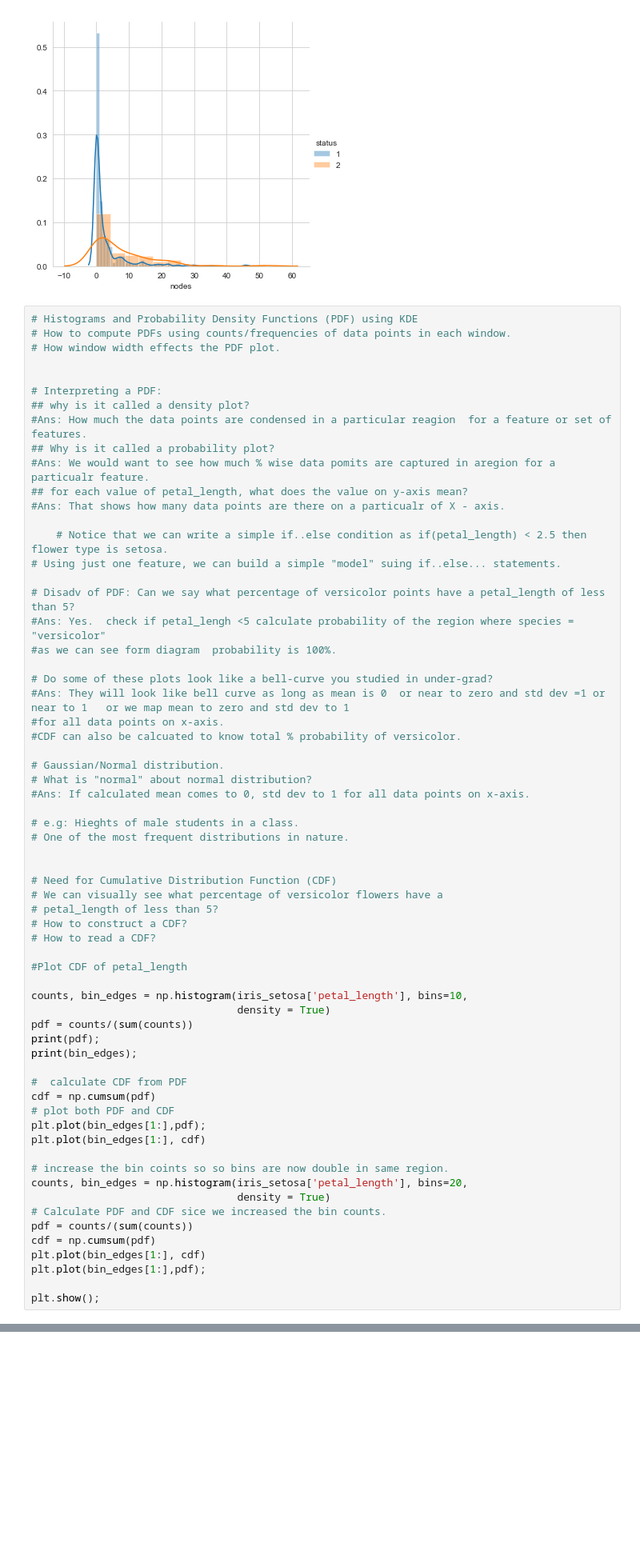
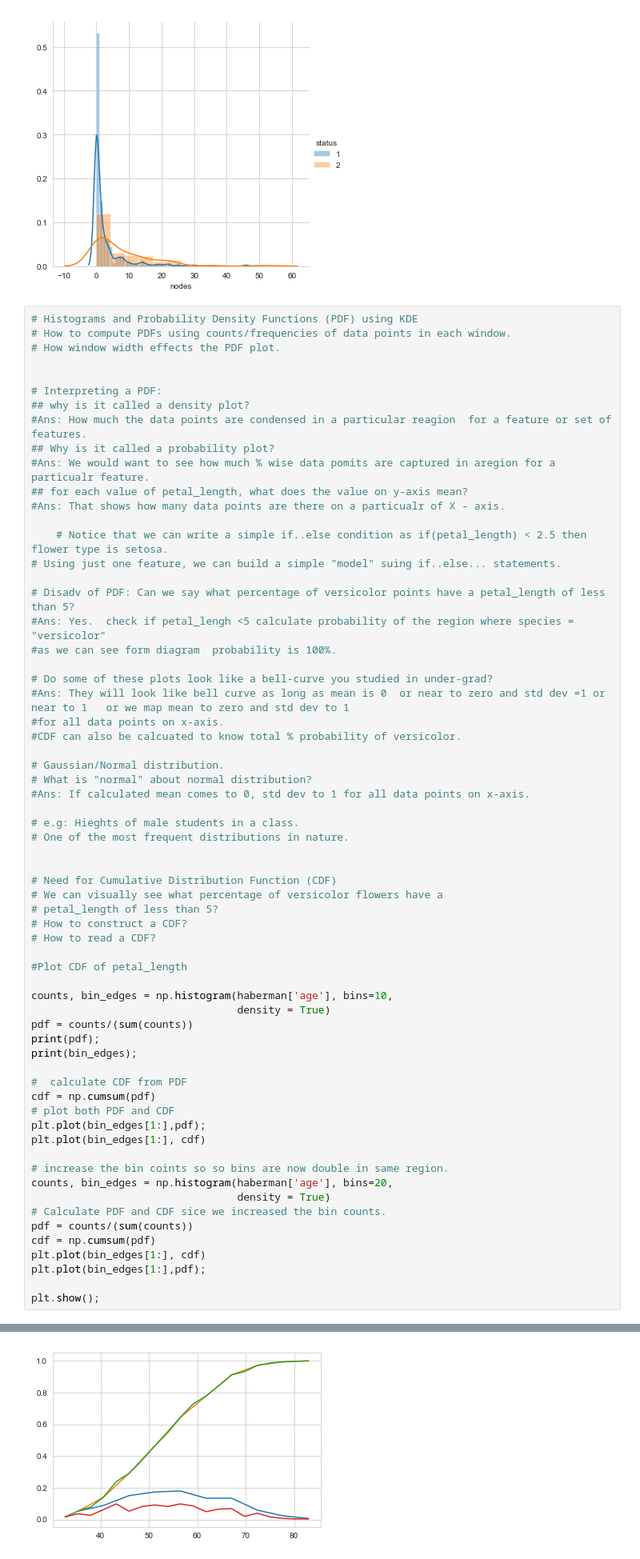
Before and after one commit to VipinJain1/VIP-Machine-Learning-Exercises-and-Practices, a Jupyter notebook: Exploratory Data Analysis_Haberman.ipynb, the cells around one changed output, grey strips where cells are left out. Shown: that part at 80% size. Drawn from its saved outputs; the diff is of its cells as text; blank space fills up the shorter version.

```diff
--- a/Exploratory Data Analysis_Haberman.ipynb
+++ b/Exploratory Data Analysis_Haberman.ipynb
@@ -239,7 +243,7 @@ plt.show();
 
 #Plot CDF of petal_length
 
-counts, bin_edges = np.histogram(iris_setosa['petal_length'], bins=10,
+counts, bin_edges = np.histogram(haberman['age'], bins=10,
                                  density = True)
 pdf = counts/(sum(counts))
 print(pdf);
@@ -252,7 +256,7 @@ plt.plot(bin_edges[1:],pdf);
 plt.plot(bin_edges[1:], cdf)
 
 # increase the bin coints so so bins are now double in same region.
-counts, bin_edges = np.histogram(iris_setosa['petal_length'], bins=20,
+counts, bin_edges = np.histogram(haberman['age'], bins=20,
                                  density = True)
 # Calculate PDF and CDF sice we increased the bin counts.
 pdf = counts/(sum(counts))
@@ -261,3 +265,4 @@ plt.plot(bin_edges[1:], cdf)
 plt.plot(bin_edges[1:],pdf);
 
 plt.show();
+# %% [output]
@@ -264,3 +272,4 @@ plt.show();
+[figure, added]
 # %%
 # Need for Cumulative Distribution Function (CDF)
 # We can visually see what percentage of versicolor flowers have a
```
Also changed, not shown: parts of 16 cells of this notebook.
